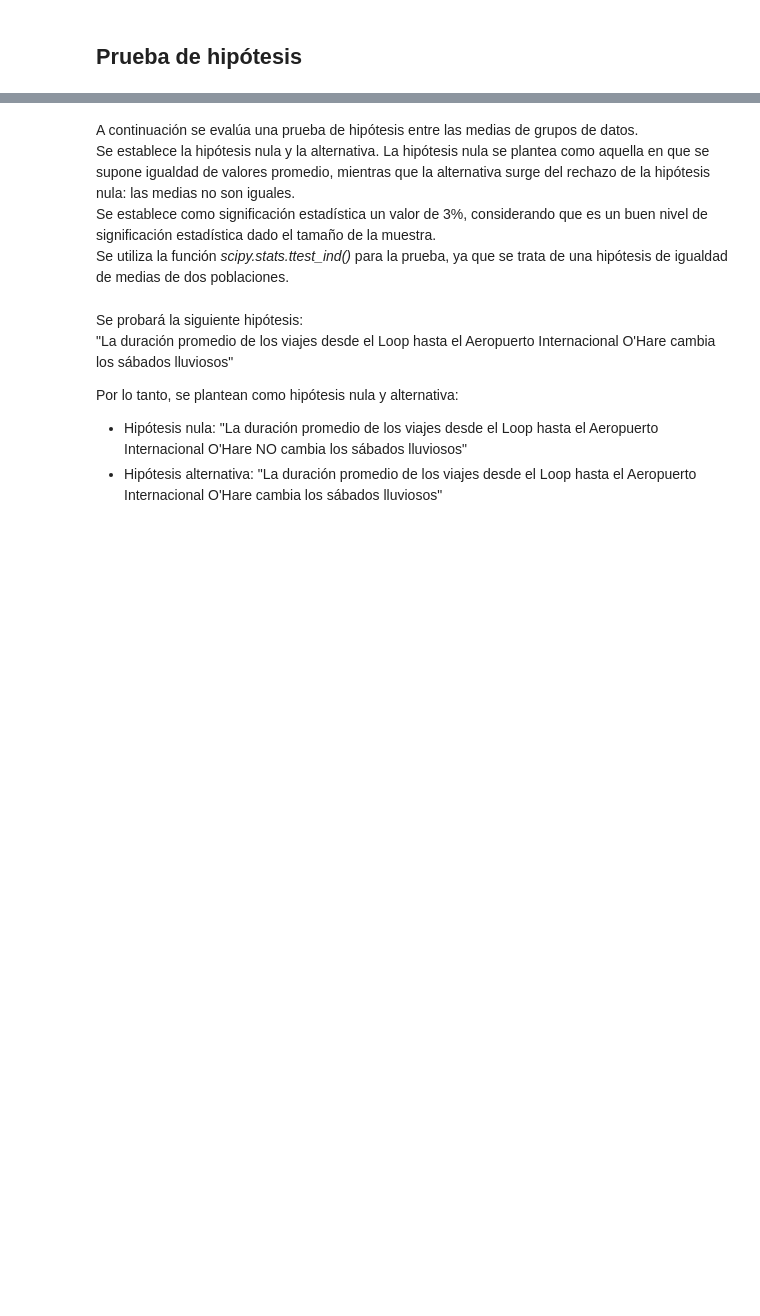
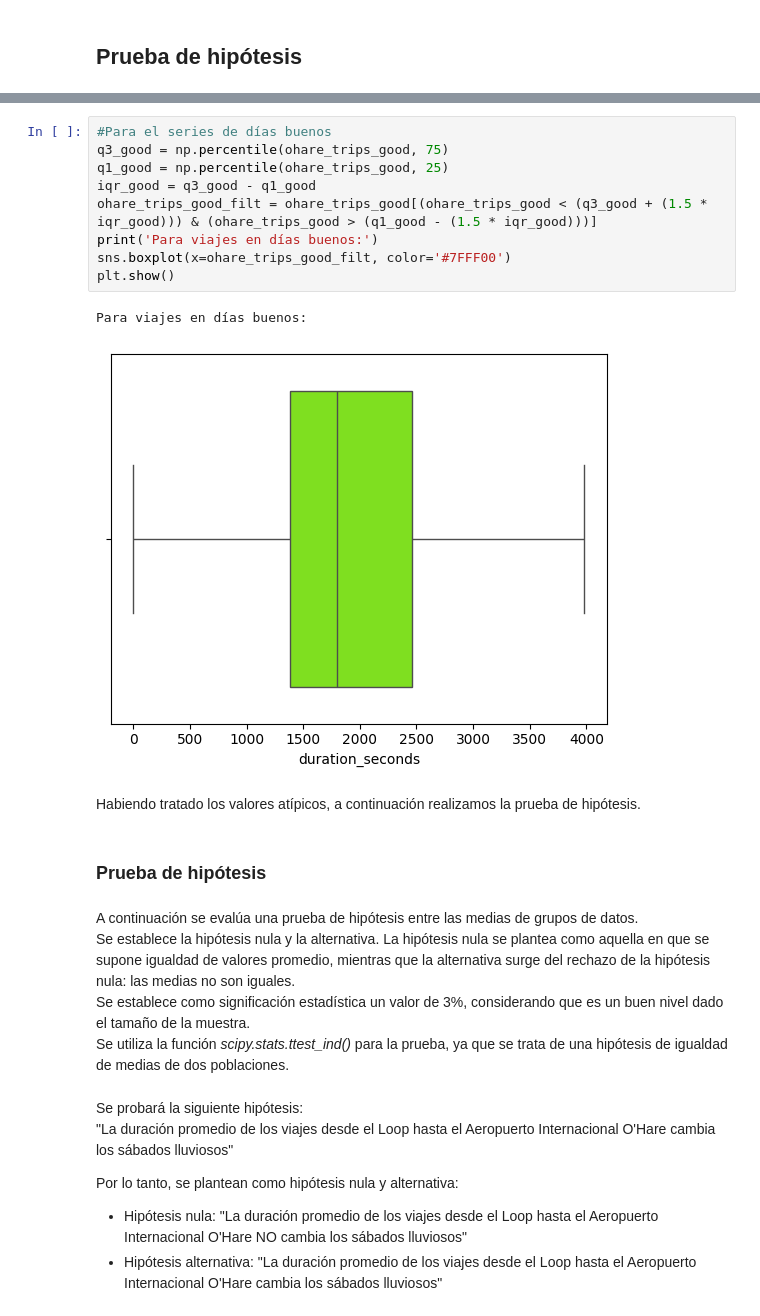
Before and after one commit to EmilioGonzalez29/TT-Project-S7, a Jupyter notebook: project.ipynb, the cells around one changed output, grey strips where cells are left out. Cells and saved outputs as stored; diff of their text form; blank space fills up the shorter version.

```diff
--- a/project.ipynb
+++ b/project.ipynb
@@ -183,7 +286,23 @@ array(['Good', 'Bad'], dtype=object)
+# %%
+#Para el series de días buenos
+q3_good = np.percentile(ohare_trips_good, 75)
+q1_good = np.percentile(ohare_trips_good, 25)
+iqr_good = q3_good - q1_good
+ohare_trips_good_filt = ohare_trips_good[(ohare_trips_good < (q3_good + (1.5 * iqr_good))) & (ohare_trips_good > (q1_good - (1.5 * iqr_good)))]
+print('Para viajes en días buenos:')
+sns.boxplot(x=ohare_trips_good_filt, color='#7FFF00')
+plt.show()
+# %% [output]
+Para viajes en días buenos:
+[figure, added]
+# %% [markdown]
+Habiendo tratado los valores atípicos, a continuación realizamos la prueba de hipótesis.
+# %% [markdown]
+### Prueba de hipótesis
 # %% [markdown]
 A continuación se evalúa una prueba de hipótesis entre las medias de grupos de datos.
 Se establece la hipótesis nula y la alternativa. La hipótesis nula se plantea como aquella en que se supone igualdad de valores promedio, mientras que la alternativa surge del rechazo de la hipótesis nula: las medias no son iguales.
-Se establece como significación estadística un valor de 3%, considerando que es un buen nivel de significación estadística dado el tamaño de la muestra.
+Se establece como significación estadística un valor de 3%, considerando que es un buen nivel dado el tamaño de la muestra.
 Se utiliza la función *scipy.stats.ttest_ind()* para la prueba, ya que se trata de una hipótesis de igualdad de medias de dos poblaciones.
 # %% [markdown]
 Se probará la siguiente hipótesis:
```
Also changed, not shown: parts of 27 cells of this notebook.
